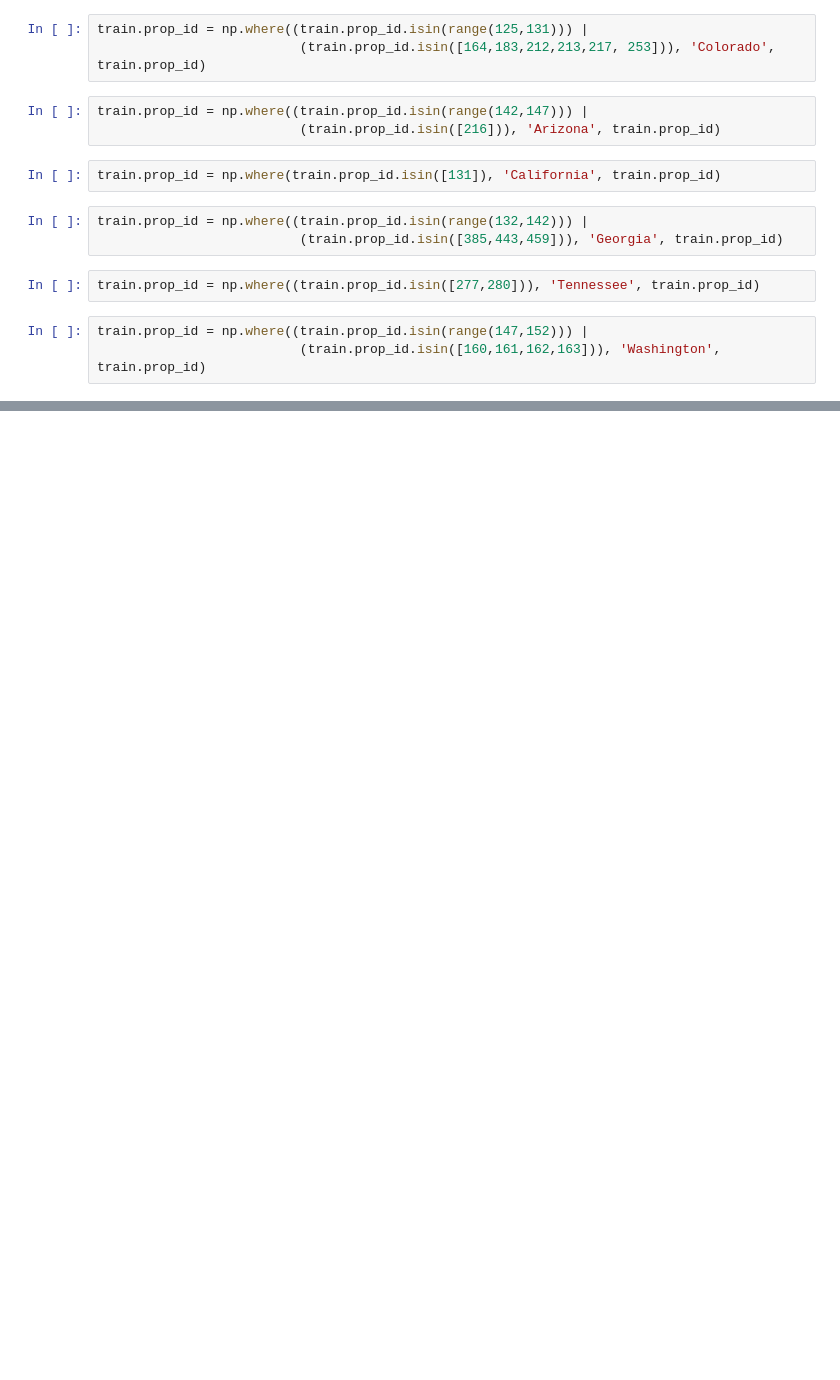
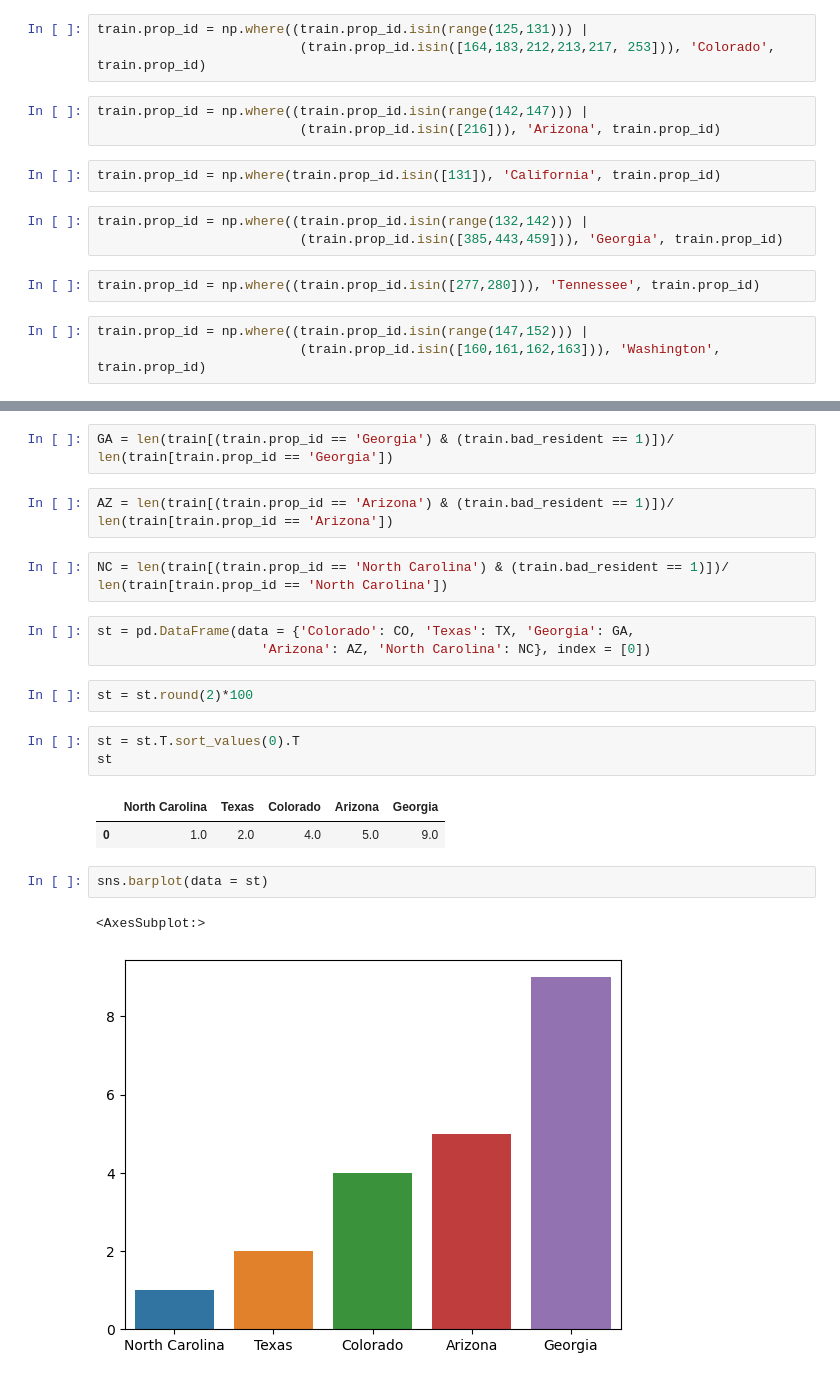
Before and after one commit to Project-DANE/DANE, a Jupyter notebook: andrew_explore.ipynb, the cells around one changed output, grey strips where cells are left out. Drawn from its saved outputs; the diff is of its cells as text; blank space fills up the shorter version.

```diff
--- a/andrew_explore.ipynb
+++ b/andrew_explore.ipynb
@@ -407,0 +377,22 @@ Name: bad_resident, dtype: int64
+# %%
+GA = len(train[(train.prop_id == 'Georgia') & (train.bad_resident == 1)])/ len(train[train.prop_id == 'Georgia'])
+# %%
+AZ = len(train[(train.prop_id == 'Arizona') & (train.bad_resident == 1)])/ len(train[train.prop_id == 'Arizona'])
+# %%
+NC = len(train[(train.prop_id == 'North Carolina') & (train.bad_resident == 1)])/ len(train[train.prop_id == 'North Carolina'])
+# %%
+st = pd.DataFrame(data = {'Colorado': CO, 'Texas': TX, 'Georgia': GA,
+                     'Arizona': AZ, 'North Carolina': NC}, index = [0])
+# %%
+st = st.round(2)*100
+# %%
+st = st.T.sort_values(0).T
+st
+# %% [output]
+|  | North Carolina | Texas | Colorado | Arizona | Georgia |
+| 0 | 1.0 | 2.0 | 4.0 | 5.0 | 9.0 |
+# %%
+sns.barplot(data = st)
+# %% [output]
+<AxesSubplot:>
+[figure, added]
```
Also changed, not shown: parts of 50 cells of this notebook.
